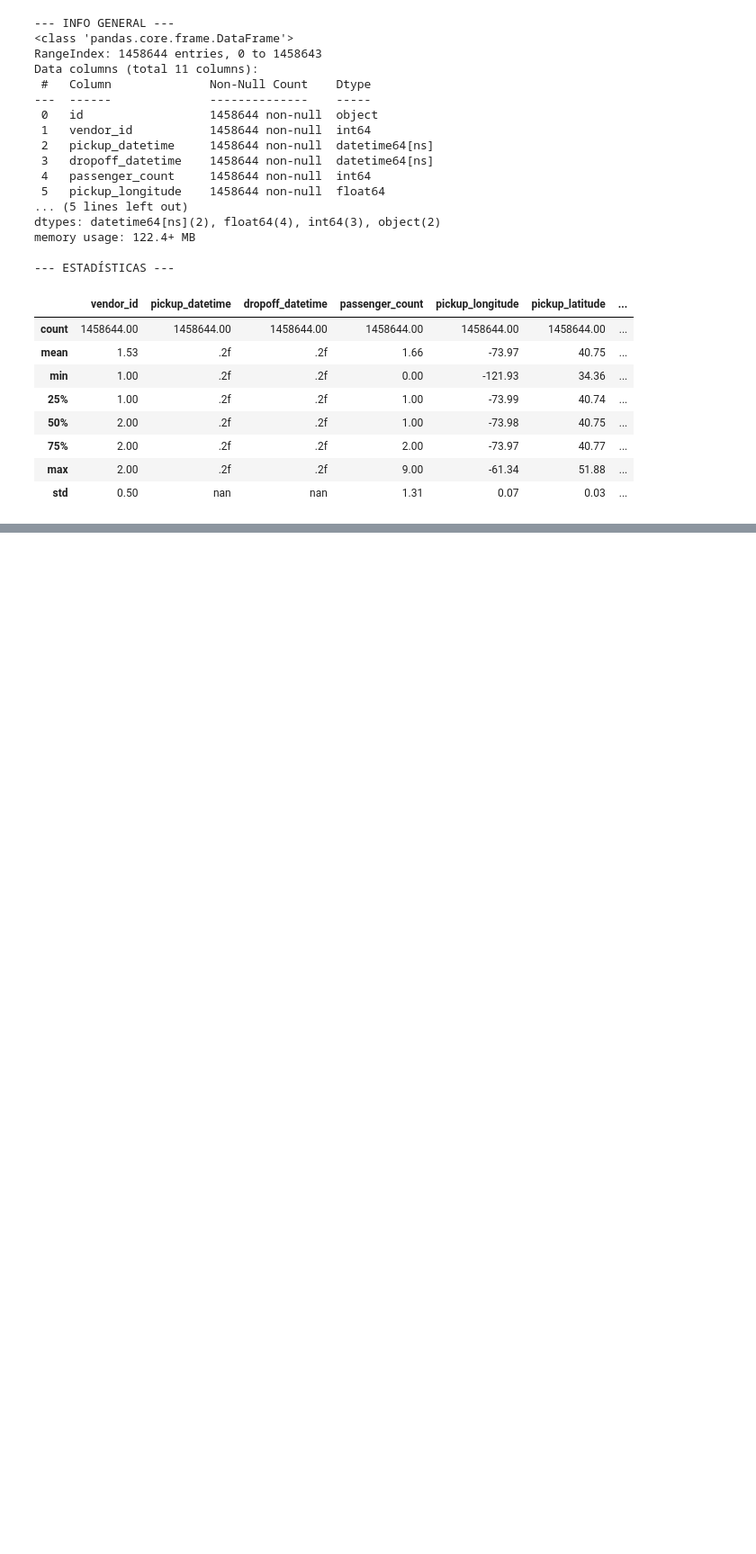
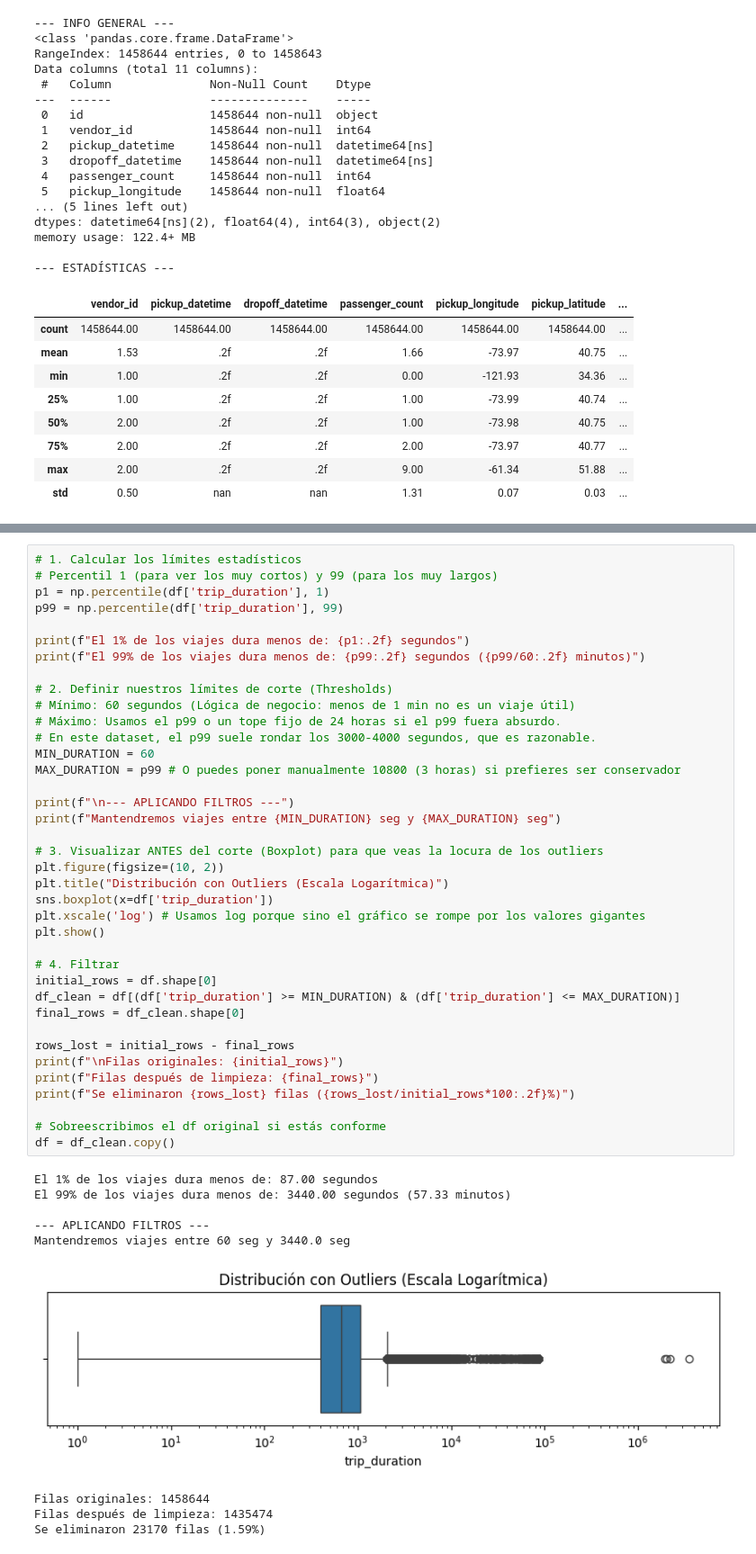
Before and after one commit to settilea/Leandro_Setti_Proyecto_final_DataScience2, a Jupyter notebook: LeandroSetti_Proyecto_Data_Science2.ipynb, the cells around one changed output, grey strips where cells are left out. Shown at 90% size. Drawn from its saved outputs; the diff is of its cells as text; blank space fills up the shorter version.

Commit message:
Limpieza de Outliers del df original (NYC)

```diff
--- a/LeandroSetti_Proyecto_Data_Science2.ipynb
+++ b/LeandroSetti_Proyecto_Data_Science2.ipynb
@@ -167,0 +233,48 @@ memory usage: 122.4+ MB
+# %%
+# 1. Calcular los límites estadísticos
+# Percentil 1 (para ver los muy cortos) y 99 (para los muy largos)
+p1 = np.percentile(df['trip_duration'], 1)
+p99 = np.percentile(df['trip_duration'], 99)
+
+print(f"El 1% de los viajes dura menos de: {p1:.2f} segundos")
+print(f"El 99% de los viajes dura menos de: {p99:.2f} segundos ({p99/60:.2f} minutos)")
+
+# 2. Definir nuestros límites de corte (Thresholds)
+# Mínimo: 60 segundos (Lógica de negocio: menos de 1 min no es un viaje útil)
+# Máximo: Usamos el p99 o un tope fijo de 24 horas si el p99 fuera absurdo.
+# En este dataset, el p99 suele rondar los 3000-4000 segundos, que es razonable.
+MIN_DURATION = 60
+MAX_DURATION = p99 # O puedes poner manualmente 10800 (3 horas) si prefieres ser conservador
+
+print(f"\n--- APLICANDO FILTROS ---")
+print(f"Mantendremos viajes entre {MIN_DURATION} seg y {MAX_DURATION} seg")
+
+# 3. Visualizar ANTES del corte (Boxplot) para que veas la locura de los outliers
+plt.figure(figsize=(10, 2))
+plt.title("Distribución con Outliers (Escala Logarítmica)")
+sns.boxplot(x=df['trip_duration'])
+plt.xscale('log') # Usamos log porque sino el gráfico se rompe por los valores gigantes
+plt.show()
+
+# 4. Filtrar
+initial_rows = df.shape[0]
+df_clean = df[(df['trip_duration'] >= MIN_DURATION) & (df['trip_duration'] <= MAX_DURATION)]
+final_rows = df_clean.shape[0]
+
+rows_lost = initial_rows - final_rows
+print(f"\nFilas originales: {initial_rows}")
+print(f"Filas después de limpieza: {final_rows}")
+print(f"Se eliminaron {rows_lost} filas ({rows_lost/initial_rows*100:.2f}%)")
+
+# Sobreescribimos el df original si estás conforme
+df = df_clean.copy()
+# %% [output]
+El 1% de los viajes dura menos de: 87.00 segundos
+El 99% de los viajes dura menos de: 3440.00 segundos (57.33 minutos)
+
+--- APLICANDO FILTROS ---
+Mantendremos viajes entre 60 seg y 3440.0 seg
+[figure, added]
+Filas originales: 1458644
+Filas después de limpieza: 1435474
+Se eliminaron 23170 filas (1.59%)
```
Also changed, not shown: parts of 10 cells of this notebook.
